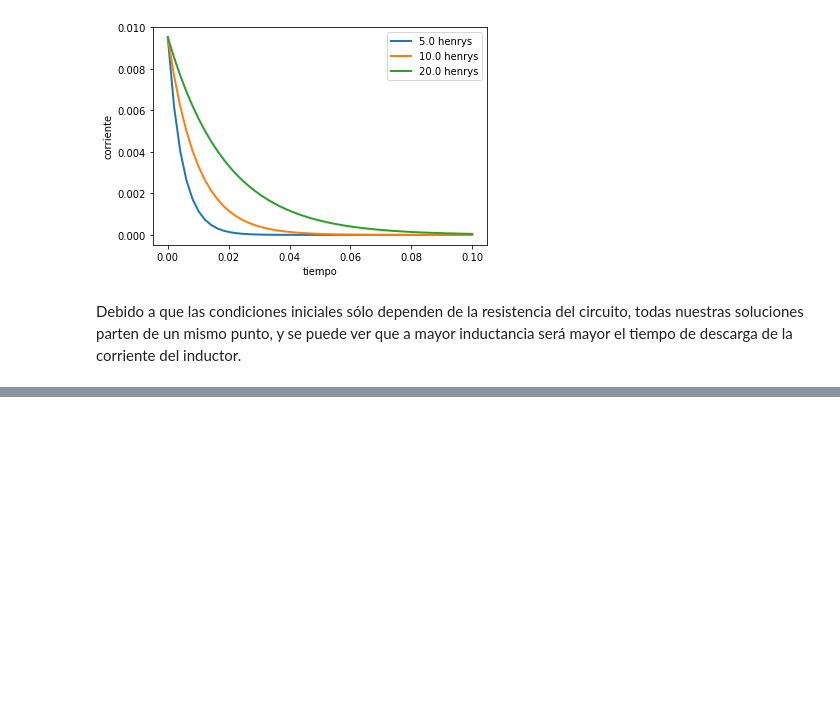
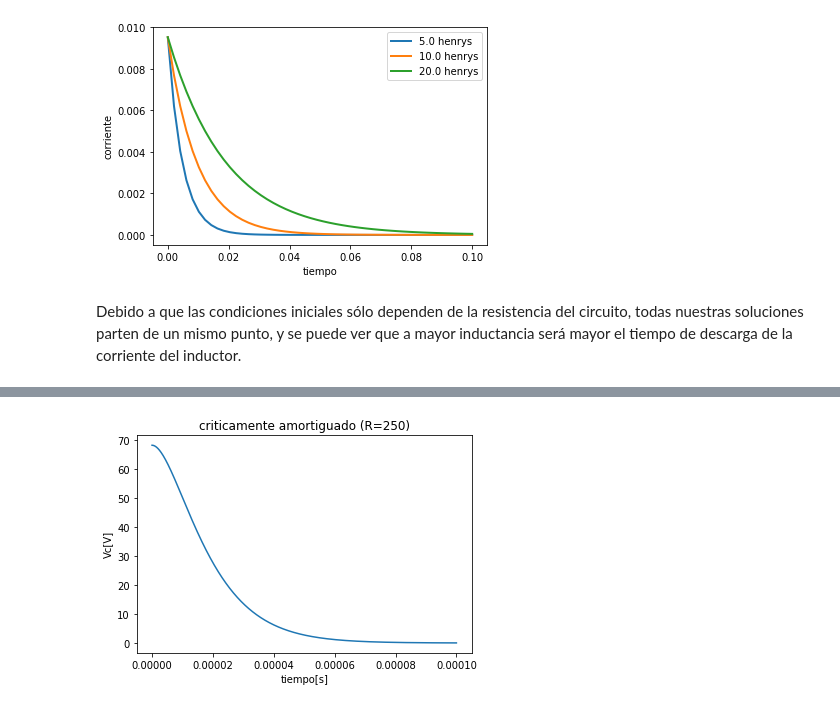
Before and after one commit to Rod1390/Proyecto-circuitos, a Jupyter notebook: proycir.ipynb, the cells around one changed output, grey strips where cells are left out. Cells and saved outputs as stored; diff of their text form; code cells hidden in the pictures; blank space fills up the shorter version.

```diff
--- a/proycir.ipynb
+++ b/proycir.ipynb
@@ -70,0 +150,18 @@ Debido a que las condiciones iniciales sólo dependen de la resistencia del circ
+# %%
+from scipy.integrate import odeint
+import numpy as np
+
+
+def ddVc(V, t):
+    return [V[1], -200000*V[1] - 10e9*V[0]]
+v0 = [68.181818, 0]
+t = np.linspace(0,0.0001, 2000)
+sol = odeint(ddVc, v0, t)
+vsol = sol[:,0]
+
+plt.xlabel("tiempo[s]")
+plt.ylabel("Vc[V]")
+plt.title("criticamente amortiguado (R=250)")
+plt.plot(t,vsol);
+# %% [output]
+[figure, added]
```
Also changed, not shown: parts of 10 cells of this notebook.
